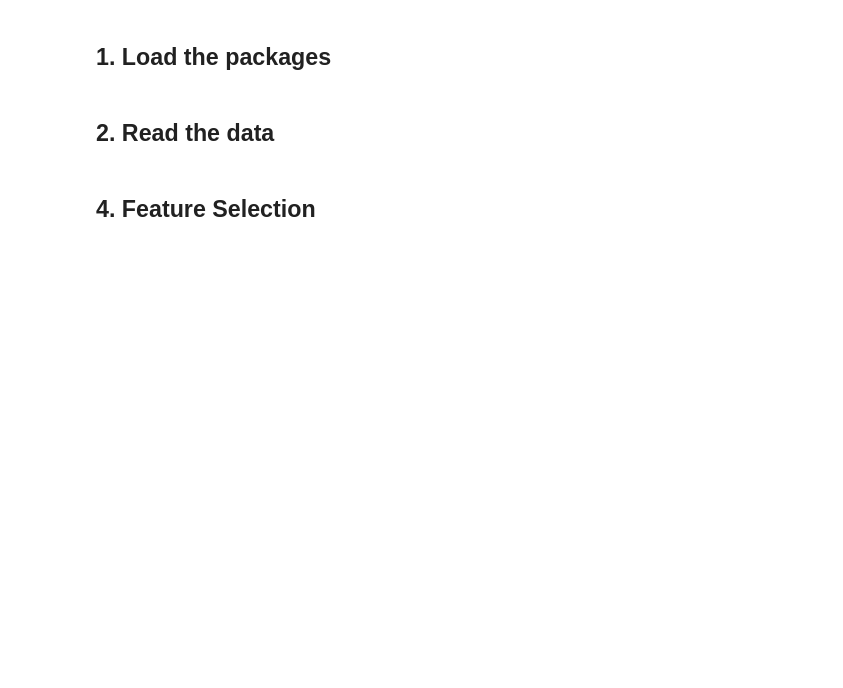
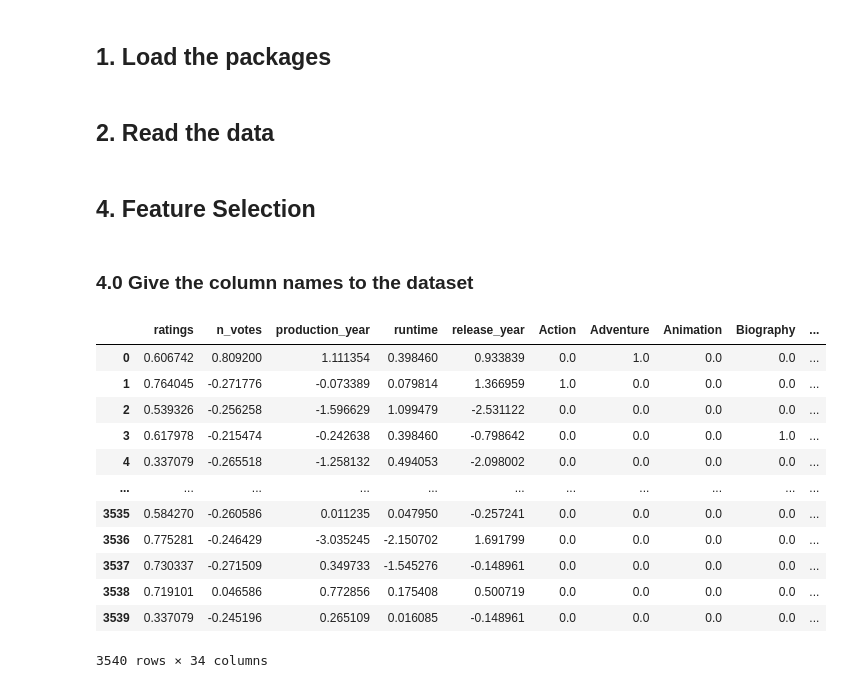
Before and after one commit to Siqi-Hu/LELEC2870-project, a Jupyter notebook: scripts/feastureSelection.ipynb, the cells around one changed output. Drawn from its saved outputs; the diff is of its cells as text; code cells hidden in the pictures; blank space fills up the shorter version.

```diff
--- a/scripts/feastureSelection.ipynb
+++ b/scripts/feastureSelection.ipynb
@@ -27,2 +28,27 @@ Y1 = pd.read_csv("Y1.csv", header=None, names=['revenue ']).values
 # %% [markdown]
 ## 4. Feature Selection
+# %% [markdown]
+### 4.0 Give the column names to the dataset
+# %%
+def renamingDataset(X):
+    new_X = X.copy()
+    new_df = pd.DataFrame(new_X)
+    num_col_names = ['ratings', 'n_votes', 'production_year', 'runtime', 'release_year']
+    cat_col_names = ['Action', 'Adventure', 'Animation', 'Biography', 'Comedy', 'Crime',
+       'Documentary', 'Drama', 'Family', 'Fantasy', 'Film-Noir', 'Game-Show',
+       'History', 'Horror', 'Music', 'Musical', 'Mystery', 'News', 'Others',
+       'Reality-TV', 'Romance', 'Sci-Fi', 'Short', 'Sport', 'Thriller', 'War',
+       'Western', 'studio_freq', 'is_adult']
+    img_emb_names = []
+    for i in range(2048):
+        img_emb_names.append("img_emb_" + str(i))
+
+    text_emb_names = []
+    for i in range(768):
+        text_emb_names.append("text_emb_" + str(i))
+
+    all_col_names = num_col_names + cat_col_names + img_emb_names + text_emb_names
+
+    new_df.columns = all_col_names
+
+    return new_df
@@ -28,0 +66,17 @@ Y1 = pd.read_csv("Y1.csv", header=None, names=['revenue ']).values
+# %%
+non_emb_df, img_emb_df, text_emb_df = divideDataset(renamed_df_ready)
+non_emb_df
+# %% [output]
+|  | ratings | n_votes | production_year | runtime | release_year | Action | Adventure | Animation | Biography | ... |
+| 0 | 0.606742 | 0.809200 | 1.111354 | 0.398460 | 0.933839 | 0.0 | 1.0 | 0.0 | 0.0 | ... |
+| 1 | 0.764045 | -0.271776 | -0.073389 | 0.079814 | 1.366959 | 1.0 | 0.0 | 0.0 | 0.0 | ... |
+| 2 | 0.539326 | -0.256258 | -1.596629 | 1.099479 | -2.531122 | 0.0 | 0.0 | 0.0 | 0.0 | ... |
+| 3 | 0.617978 | -0.215474 | -0.242638 | 0.398460 | -0.798642 | 0.0 | 0.0 | 0.0 | 1.0 | ... |
+| 4 | 0.337079 | -0.265518 | -1.258132 | 0.494053 | -2.098002 | 0.0 | 0.0 | 0.0 | 0.0 | ... |
+| ... | ... | ... | ... | ... | ... | ... | ... | ... | ... | ... |
+| 3535 | 0.584270 | -0.260586 | 0.011235 | 0.047950 | -0.257241 | 0.0 | 0.0 | 0.0 | 0.0 | ... |
+| 3536 | 0.775281 | -0.246429 | -3.035245 | -2.150702 | 1.691799 | 0.0 | 0.0 | 0.0 | 0.0 | ... |
+| 3537 | 0.730337 | -0.271509 | 0.349733 | -1.545276 | -0.148961 | 0.0 | 0.0 | 0.0 | 0.0 | ... |
+| 3538 | 0.719101 | 0.046586 | 0.772856 | 0.175408 | 0.500719 | 0.0 | 0.0 | 0.0 | 0.0 | ... |
+| 3539 | 0.337079 | -0.245196 | 0.265109 | 0.016085 | -0.148961 | 0.0 | 0.0 | 0.0 | 0.0 | ... |
+3540 rows × 34 columns
```
Also changed, not shown: parts of 13 cells of this notebook, 1 other file.
